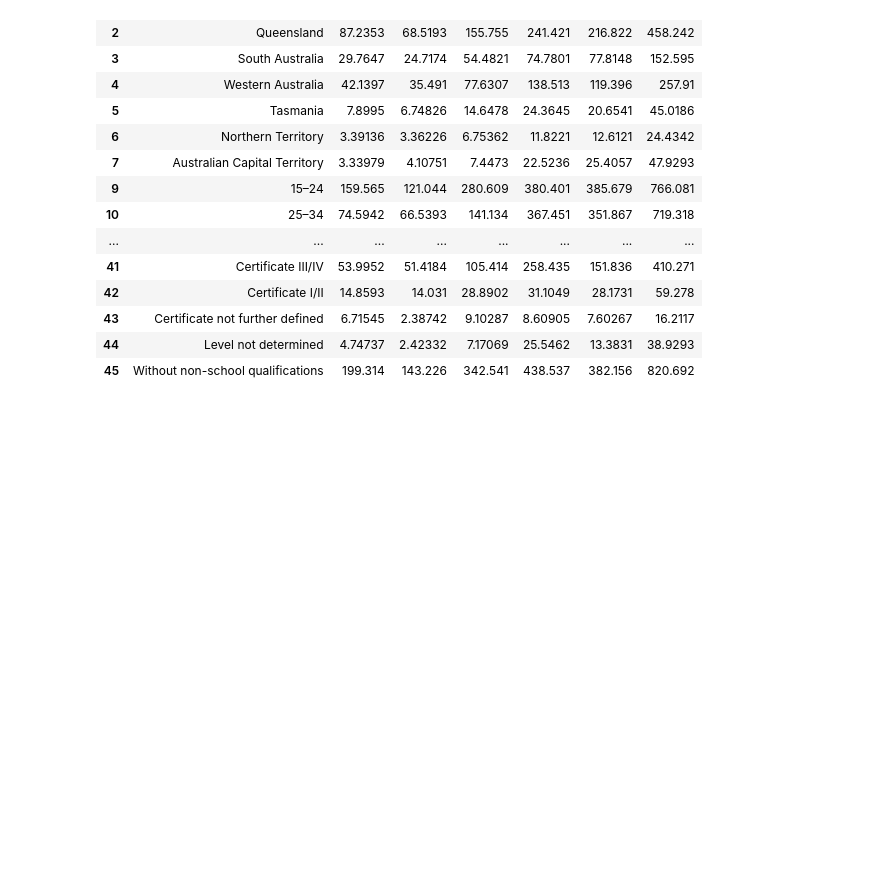
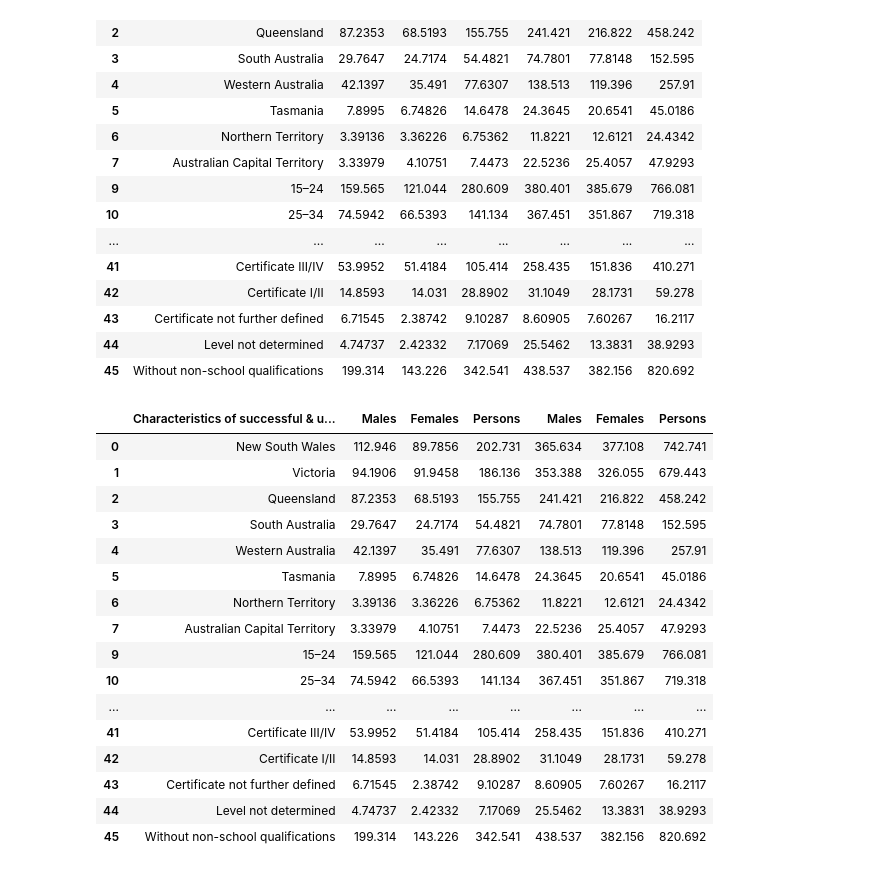
Before and after one commit to dianeyaneza/UWA-Data-Project-2-ETL-SkillsBridge, a Jupyter notebook: char_of_succesful_job_search.ipynb, the cells around one changed output. Drawn from its saved outputs; the diff is of its cells as text; code cells hidden in the pictures; blank space fills up the shorter version.

```diff
--- a/char_of_succesful_job_search.ipynb
+++ b/char_of_succesful_job_search.ipynb
@@ -159,3 +159,25 @@ df_clean
 | 43 | Certificate not further defined | 6.71545 | 2.38742 | 9.10287 | 8.60905 | 7.60267 | 16.2117 |
 | 44 | Level not determined | 4.74737 | 2.42332 | 7.17069 | 25.5462 | 13.3831 | 38.9293 |
 | 45 | Without non-school qualifications | 199.314 | 143.226 | 342.541 | 438.537 | 382.156 | 820.692 |
+# %%
+#Rename first column header from 'NaN'
+df_clean.columns.values[0] = "Characteristics of successful & unsuccessful job search"
+df_clean
+# %% [output]
+|  | Characteristics of successful & u... | Males | Females | Persons | Males | Females | Persons |
+| 0 | New South Wales | 112.946 | 89.7856 | 202.731 | 365.634 | 377.108 | 742.741 |
+| 1 | Victoria | 94.1906 | 91.9458 | 186.136 | 353.388 | 326.055 | 679.443 |
+| 2 | Queensland | 87.2353 | 68.5193 | 155.755 | 241.421 | 216.822 | 458.242 |
+| 3 | South Australia | 29.7647 | 24.7174 | 54.4821 | 74.7801 | 77.8148 | 152.595 |
+| 4 | Western Australia | 42.1397 | 35.491 | 77.6307 | 138.513 | 119.396 | 257.91 |
+| 5 | Tasmania | 7.8995 | 6.74826 | 14.6478 | 24.3645 | 20.6541 | 45.0186 |
+| 6 | Northern Territory | 3.39136 | 3.36226 | 6.75362 | 11.8221 | 12.6121 | 24.4342 |
+| 7 | Australian Capital Territory | 3.33979 | 4.10751 | 7.4473 | 22.5236 | 25.4057 | 47.9293 |
+| 9 | 15–24 | 159.565 | 121.044 | 280.609 | 380.401 | 385.679 | 766.081 |
+| 10 | 25–34 | 74.5942 | 66.5393 | 141.134 | 367.451 | 351.867 | 719.318 |
+| ... | ... | ... | ... | ... | ... | ... | ... |
+| 41 | Certificate III/IV | 53.9952 | 51.4184 | 105.414 | 258.435 | 151.836 | 410.271 |
+| 42 | Certificate I/II | 14.8593 | 14.031 | 28.8902 | 31.1049 | 28.1731 | 59.278 |
+| 43 | Certificate not further defined | 6.71545 | 2.38742 | 9.10287 | 8.60905 | 7.60267 | 16.2117 |
+| 44 | Level not determined | 4.74737 | 2.42332 | 7.17069 | 25.5462 | 13.3831 | 38.9293 |
+| 45 | Without non-school qualifications | 199.314 | 143.226 | 342.541 | 438.537 | 382.156 | 820.692 |
```
